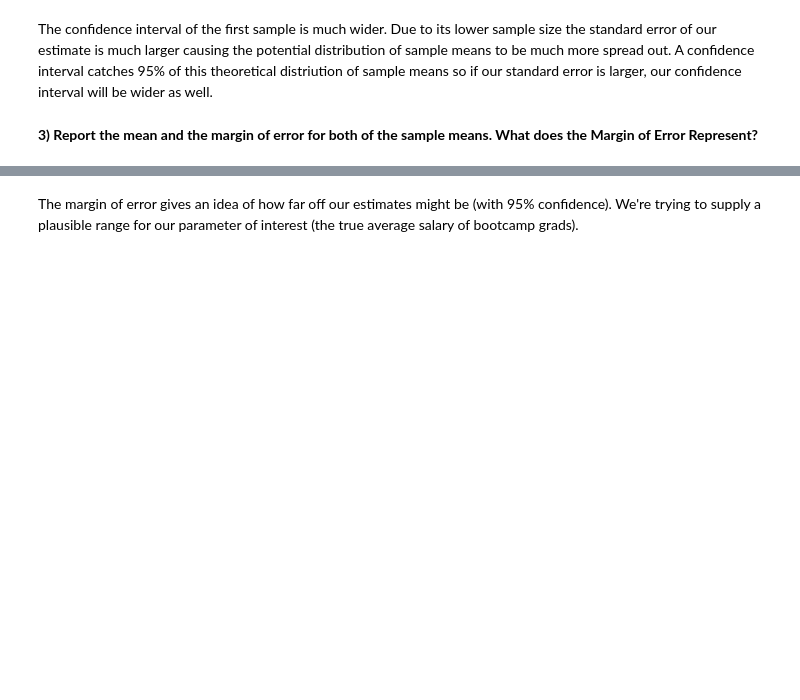
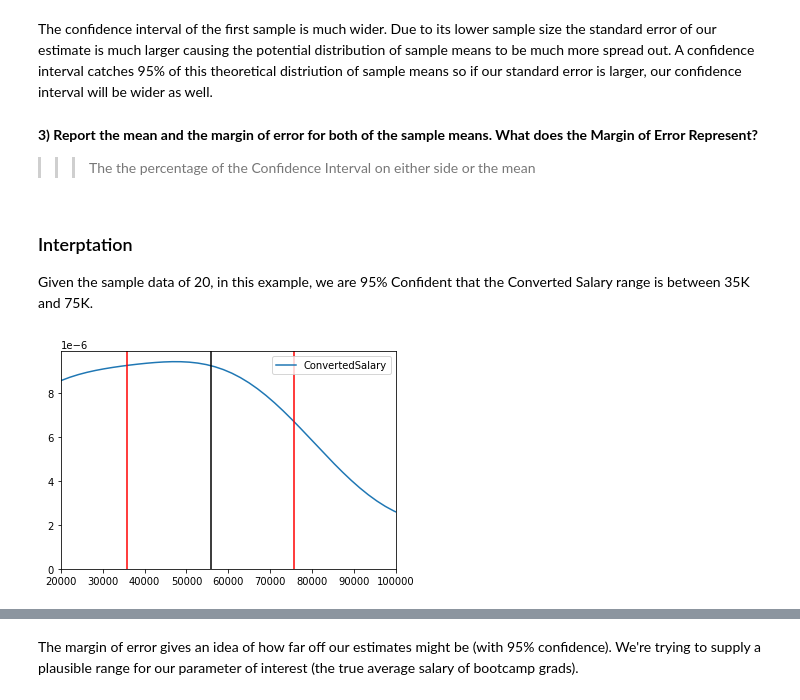
Before and after one commit to jadisiii/DS-Unit-1-Sprint-2-Statistics, a Jupyter notebook: Ray_Arbizu_LS_DS_123_Confidence_Intervals_Assignment.ipynb, the cells around one changed output, grey strips where cells are left out. Cells and saved outputs as stored; diff of their text form; code cells hidden in the pictures; blank space fills up the shorter version.

```diff
--- a/Ray_Arbizu_LS_DS_123_Confidence_Intervals_Assignment.ipynb
+++ b/Ray_Arbizu_LS_DS_123_Confidence_Intervals_Assignment.ipynb
@@ -16,0 +25,2 @@ The provided dataset holds 14 columns of information about individuals who make
+# %%
+df = pd.read_csv(url)
@@ -17,2 +36,5 @@ The provided dataset holds 14 columns of information about individuals who make
 # %% [markdown]
 **2) Select two random samples from this dataset, one with a sample size of 20 and the other with a sample size of 200. (Use a `random_state` of `42` when selecting the samples)**
+# %%
+samp20 = df.sample(20, random_state=42)
+samp200 = df.sample(200, random_state=42)
@@ -30,0 +81,5 @@ The provided dataset holds 14 columns of information about individuals who make
+# %%
+s20_csalary = samp20['ConvertedSalary']
+# %%
+CI01 = stats.bayes_mvs(s20_csalary, alpha=.95)
+CI01
@@ -34,3 +106,16 @@ The provided dataset holds 14 columns of information about individuals who make
 The confidence interval of the first sample is much wider. Due to its lower sample size the standard error of our estimate is much larger causing the potential distribution of sample means to be much more spread out. A confidence interval catches 95% of this theoretical distriution of sample means so if our standard error is larger, our confidence interval will be wider as well.
 # %% [markdown]
 **3) Report the mean and the margin of error for both of the sample means. What does the Margin of Error Represent?**
+>>> The the percentage of the Confidence Interval on either side or the mean
+# %% [markdown]
+### Interptation
+Given the sample data of 20, in this example, we are 95% Confident that the Converted Salary range is between 35K and 75K.
+# %%
+# KDE Plot Zoomed in for the 20 Sample
+sns.kdeplot(s20_csalary)
+plt.xlim(20000,100000)
+plt.axvline(x=np.mean(s20_csalary), color='k')
+plt.axvline(x=CI01[0][1][0], color='r')
+plt.axvline(x=CI01[0][1][1], color='r');
+# %% [output]
+[figure, added]
```
Also changed, not shown: parts of 19 cells of this notebook.
